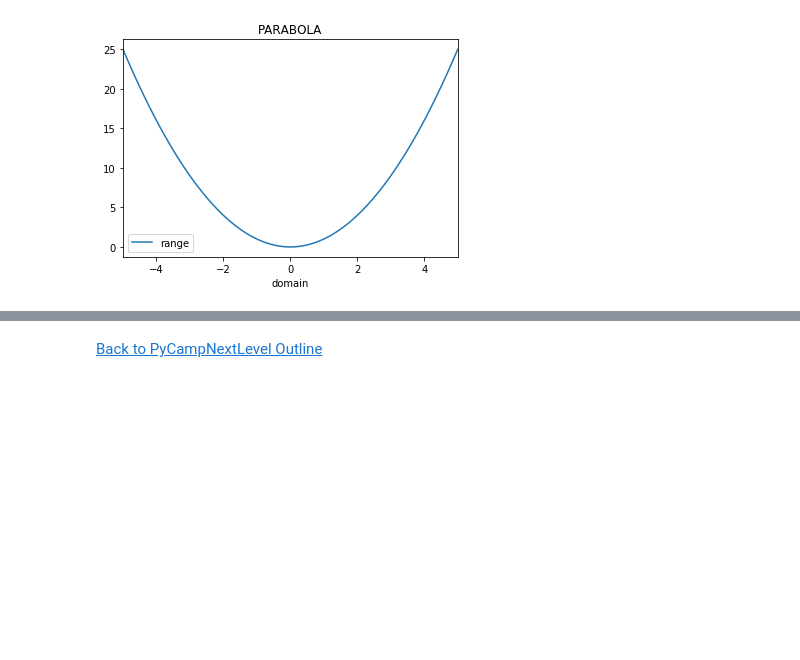
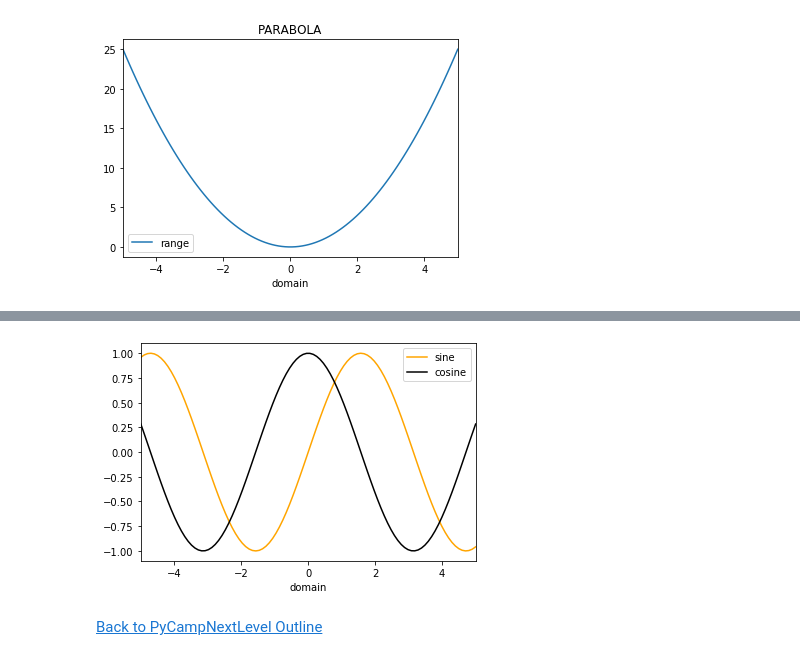
Before and after one commit to 4dsolutions/python_camp, a Jupyter notebook: PlotFunctions.ipynb, the cells around one changed output, grey strips where cells are left out. Drawn from its saved outputs; the diff is of its cells as text; code cells hidden in the pictures; blank space fills up the shorter version.

```diff
--- a/PlotFunctions.ipynb
+++ b/PlotFunctions.ipynb
@@ -37,2 +43,14 @@ df.plot(x="domain", y="range", title="PARABOLA");
+# %%
+df = pd.DataFrame({"domain":domain, "sine":np.sin(domain), "cosine":np.cos(domain)})
+# %%
+# gca stands for 'get current axis'
+ax = plt.gca()
+
+df.plot(kind='line',x='domain',y='sine', color='orange', ax=ax)
+df.plot(kind='line',x='domain',y='cosine', color='black', ax=ax)
+
+plt.show();
+# %% [output]
+[figure, added]
 # %% [markdown]
 [Back to PyCampNextLevel Outline](PyCampNextLevel.ipynb)
```
Also changed, not shown: parts of 3 cells of this notebook, 1 other file.
